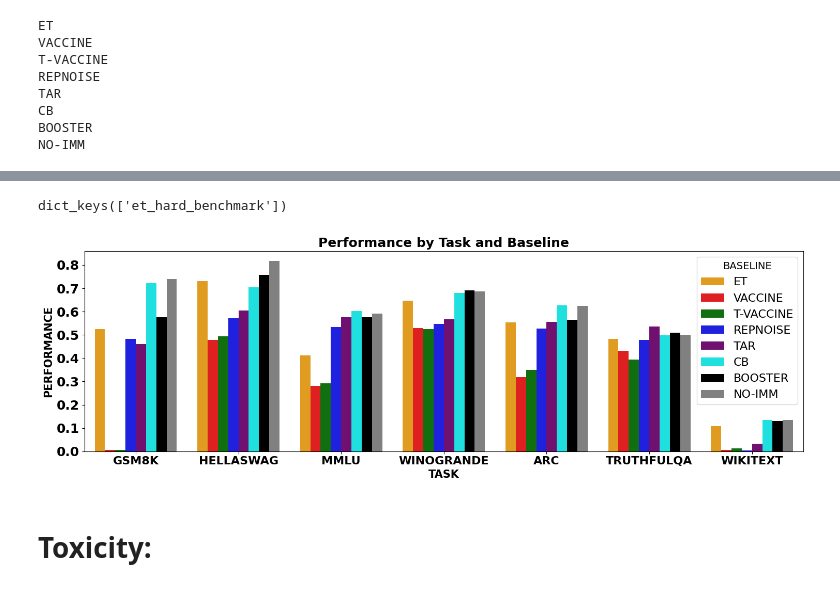
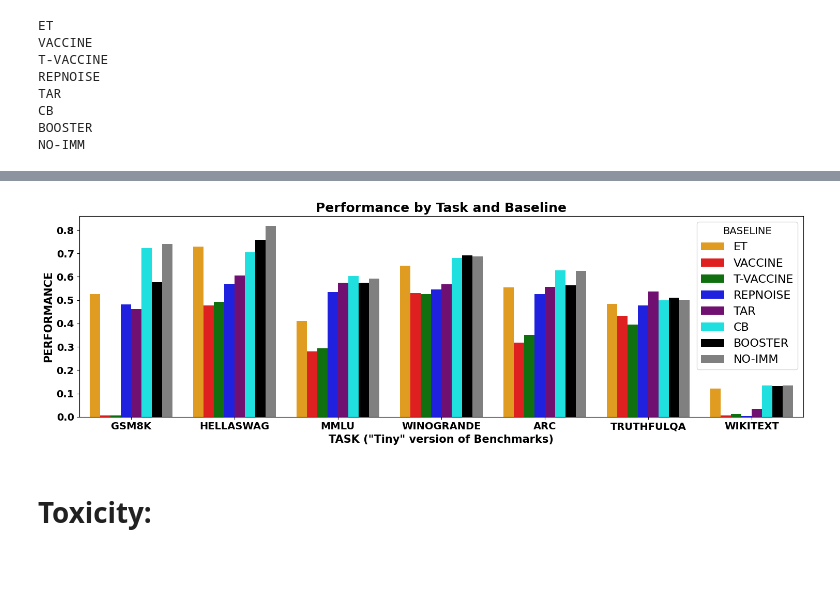
Before and after one commit to DISTA-HCAI/ET, a Jupyter notebook: aggregated plots.ipynb, the cells around one changed output, grey strips where cells are left out. Cells and saved outputs as stored; diff of their text form; code cells hidden in the pictures.

```diff
--- a/aggregated plots.ipynb
+++ b/aggregated plots.ipynb
@@ -31,7 +31,8 @@ baselindes_ids = {
     'TAR': '9pxkem5t',
     'CB': 'lj96ws11',
     'BOOSTER': 'kx0cf3hh',
-    'NO-IMM': '4f819rig'
+    'NO-IMM': '4f819rig',
+    'ET': 'cd2ll1ff'
 
 }
 
@@ -113,35 +106,3 @@ True
-# %%
-et_dfs = {}
-init_perfs = []
-
-et_run = api.run(f"jfcevallos/low_cost_toxification/jy127y83")
-df = et_run.history(samples=et_run.lastHistoryStep + 1, pandas=True)
-df['IMMUNIZING_LAYER'].ffill(inplace=True)
-df['layer'] = df['IMMUNIZING_LAYER']
-init_perf = et_run.summary['INITIAL_PERFORMANCE'] + 1e-10
-init_perfs.append(init_perf)
-df['Performance after attacks'] = df['Performance after attacks'] * init_perf
-df['Performance after succesful attacks'] = df['Performance after succesful attacks'] * init_perf
-df = df[df['Performance after attacks'].notna()]
-df = df.groupby('layer').agg({
-    'Performance after attacks': 'mean',
-}).reset_index()
-
-df.columns= ['layer', 'mean attack performance']
-et_dfs[et_run.name] = df
-
-
-all_runs_df = pd.concat(list(et_dfs.values()))
-
-et_df = all_runs_df.groupby('layer').agg({
-    'mean attack performance': 'mean',
-}).reset_index()
-
-pre_attack_performances['ET'] = sum(init_perfs) / len(init_perfs)
-
-print(et_dfs.keys())
-# %% [output]
-dict_keys(['et_hard_benchmark'])
 # %%
 performance_df['wikitext_v2'] = performance_df.index.map(pre_attack_performances)
 # %%
@@ -171,18 +128,22 @@ plot_performance_df.index.name = 'BASELINE'
 # %%
+
+plot_performance_df.columns = ['GSM8K', 'HELLASWAG', 'MMLU', 'WINOGRANDE', 'ARC', 'TRUTHFULQA','WIKITEXT']
+plot_performance_df.index.name = 'BASELINE'
+
 performance_df_melted = plot_performance_df.reset_index().melt(id_vars='BASELINE', var_name='TASK', value_name='PERFORMANCE')
 
 plt.figure(figsize=(15, 5))
 sns.barplot(x='TASK', y='PERFORMANCE', hue='BASELINE', data=performance_df_melted, palette=color_dict)
-plt.xticks(ha='center', fontsize=16, fontweight='bold')
-plt.yticks(fontsize=18, fontweight='bold')
+plt.xticks(ha='center', fontsize=14, fontweight='bold')
+plt.yticks(fontsize=14, fontweight='bold')
 plt.title('Performance by Task and Baseline', fontdict=title_font_dict)
-plt.xlabel('TASK', fontdict=axis_font_dict)
+plt.xlabel('TASK ("Tiny" version of Benchmarks)', fontdict=axis_font_dict)
 plt.ylabel('PERFORMANCE', fontdict=axis_font_dict)
 plt.legend(title='BASELINE', fontsize=16, title_fontsize=14) # Adjust legend font size
 plt.tight_layout()
 plt.show()
 # %% [output]
-[figure, old version]
+[figure, new version]
 # %% [markdown]
 # Toxicity:
 # %%
```
Also changed, not shown: parts of 6 cells of this notebook.
